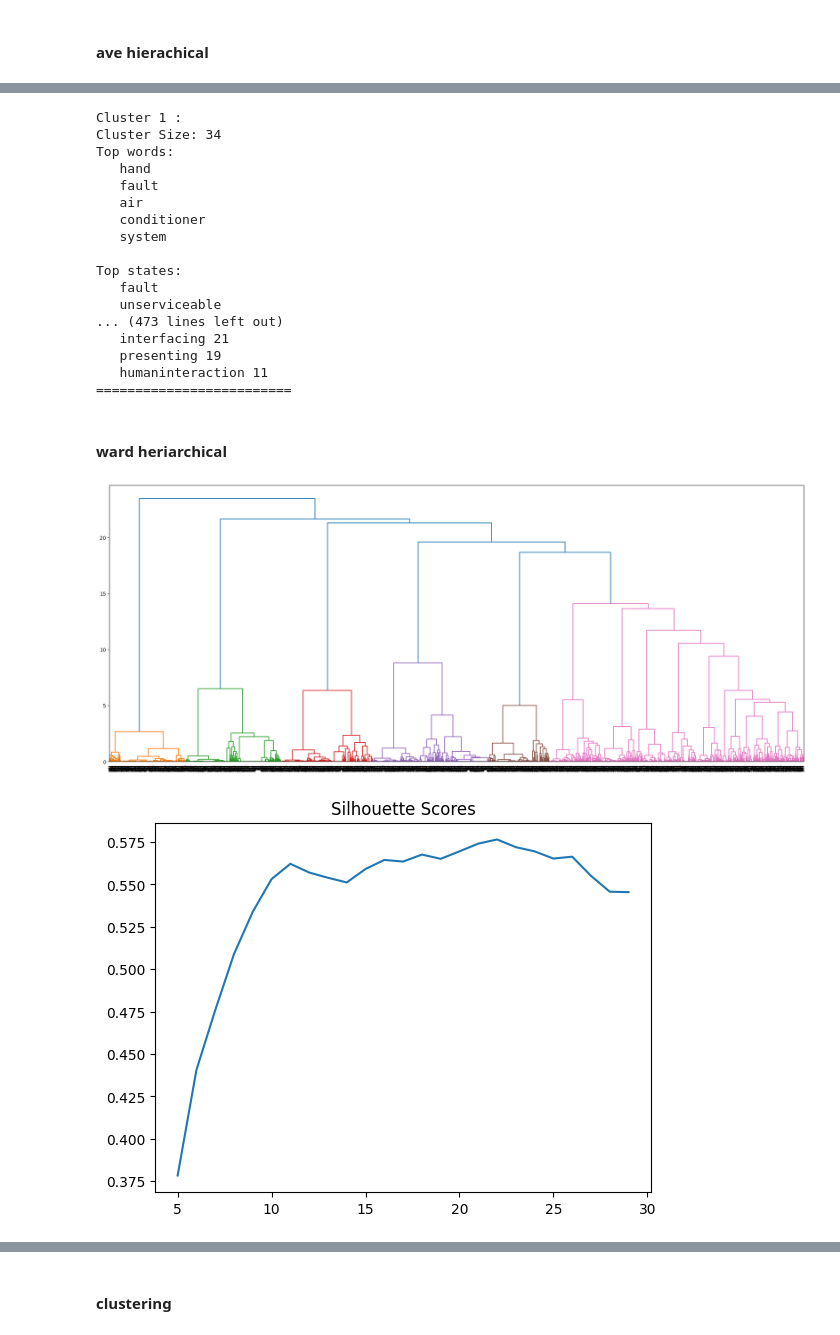
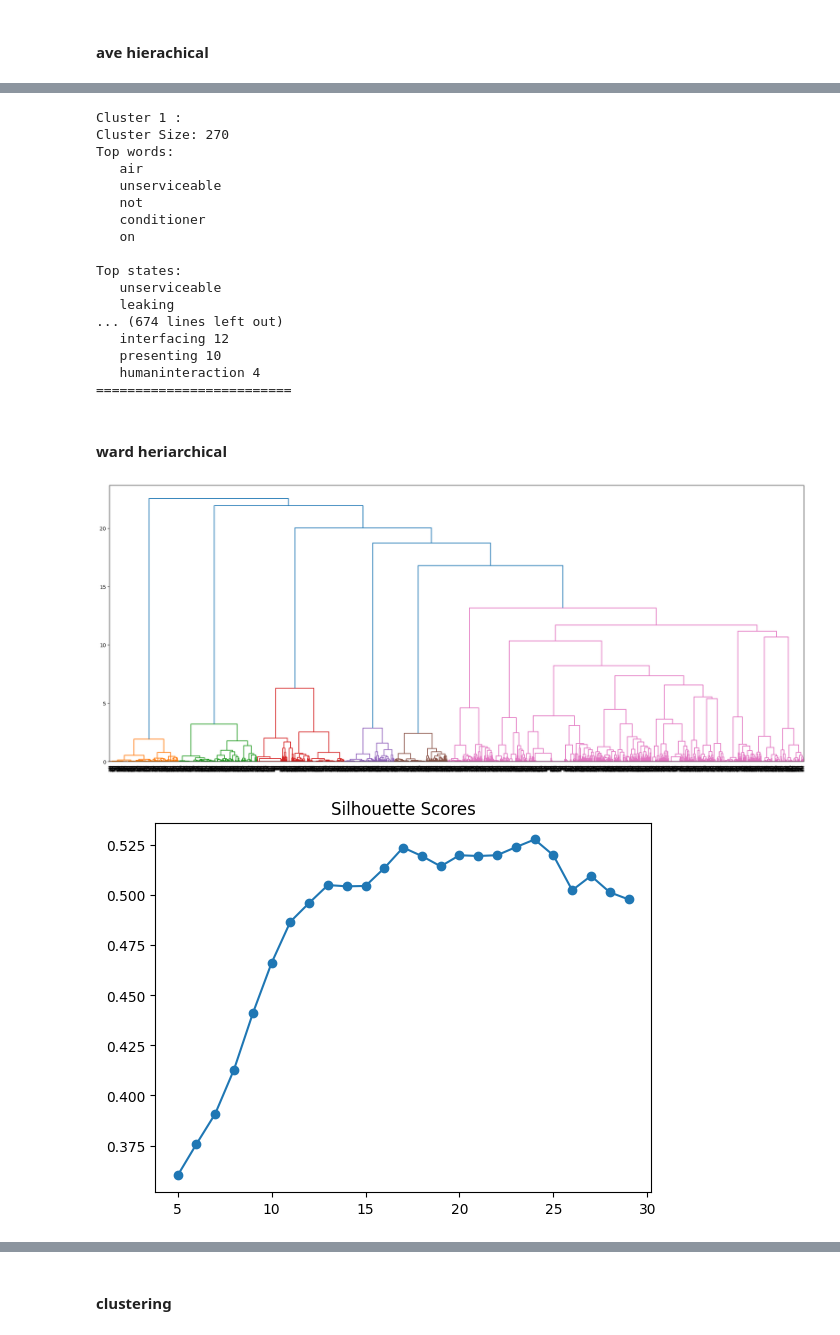
Before and after one commit to nlp-tlp/Hons24-Jadeyn, a Jupyter notebook: Sentence_Similarity/CNN_sbert copy.ipynb, the cells around one changed output, grey strips where cells are left out. Drawn from its saved outputs; the diff is of its cells as text; code cells hidden in the pictures.

```diff
--- a/Sentence_Similarity/CNN_sbert copy.ipynb
+++ b/Sentence_Similarity/CNN_sbert copy.ipynb
@@ -1732,7 +1732,7 @@ print(y_test)
 sbert_if_model = tf.keras.Sequential([
 
     tf.keras.layers.Dense(units=64, activation="tanh", input_shape=(384,)),
-    tf.keras.layers.Dense(units=64, activation="tanh"),
+    # tf.keras.layers.Dense(units=64, activation="tanh"),
     tf.keras.layers.Dense(units=32, activation="tanh"),
 
     tf.keras.layers.Dense(units=10, activation="tanh"),
@@ -1875,6 +1875,6 @@ plt.show()
 # %%
 # best k
-k = 18
+k = 17
 kmeans = KMeans(n_clusters=k, random_state=42, n_init=100).fit(cluster_embeddings)
 cluster_labels = kmeans.labels_
 # dataset_not_padded = full_dataset("../data/gold_release.json")
@@ -1990,5 +1990,5 @@ plt.show()
 # %%
-k=16
+k=14
 cluster_labels = fcluster(linkage_data, k, criterion='maxclust')
 for i in range(1,k+1):
     print("Cluster",i,":")
@@ -2065,6 +2065,6 @@ Top states:
 =========================
 # %%
-k=12
+k=17
 cluster_labels = fcluster(linkage_data, k, criterion='maxclust')
 for i in range(1,k+1):
     print("Cluster",i,":")
@@ -2123,40 +2123,40 @@ for i in range(1,k+1):
     print("=========================")
 # %% [output]
 Cluster 1 :
-Cluster Size: 34
+Cluster Size: 270
 Top words:
-   hand
-   fault
    air
+   unserviceable
+   not
    conditioner
-   system
+   on
 
 Top states:
-   fault
    unserviceable
-... (473 lines left out)
-   interfacing 21
-   presenting 19
-   humaninteraction 11
+   leaking
+... (674 lines left out)
+   interfacing 12
+   presenting 10
+   humaninteraction 4
 =========================
 # %% [markdown]
 #### ward heriarchical
 # %%
 linkage_data = linkage(cluster_embeddings, method='ward')
 fig = plt.figure(figsize=(25, 10))
 dn = dendrogram(linkage_data)
 plt.show()
 
 # calculate sihouette score on different k values
 silhouette_scores = []
 test_k = list(range(5, 30))
 for i in test_k:
     cluster_labels = fcluster(linkage_data, i, criterion='maxclust')
     silhouette_scores.append(silhouette_score(cluster_embeddings, cluster_labels))
-plt.plot(test_k, silhouette_scores)
+plt.plot(test_k, silhouette_scores, marker='o')
 plt.title("Silhouette Scores")
 plt.show()
 # %% [output]
-[figure, old version]
+[figure, new version]
-[figure, old version]
+[figure, new version]
 # %%
```
Also changed, not shown: parts of 9 cells of this notebook.
